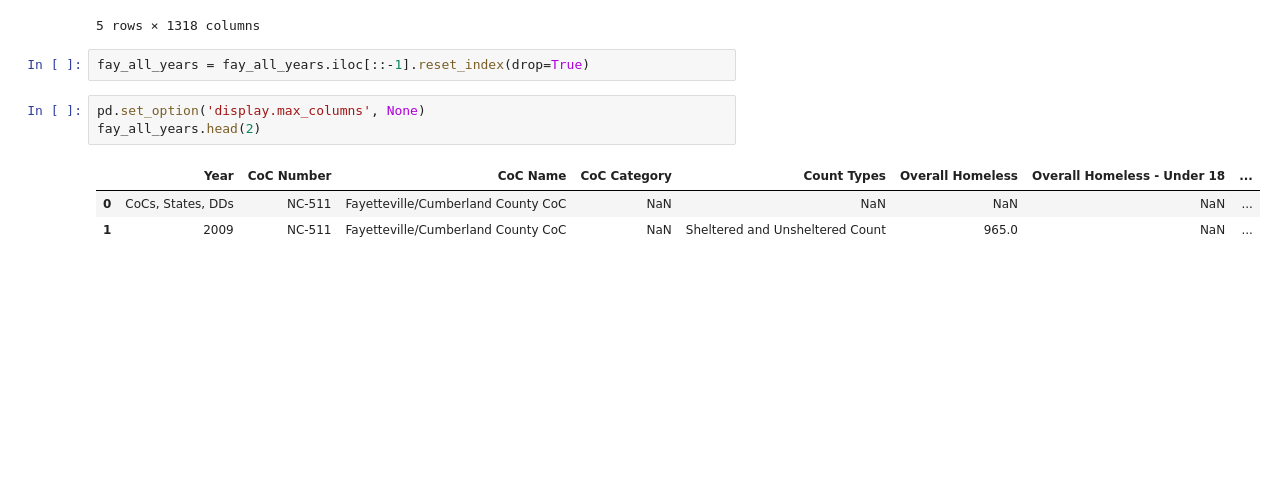
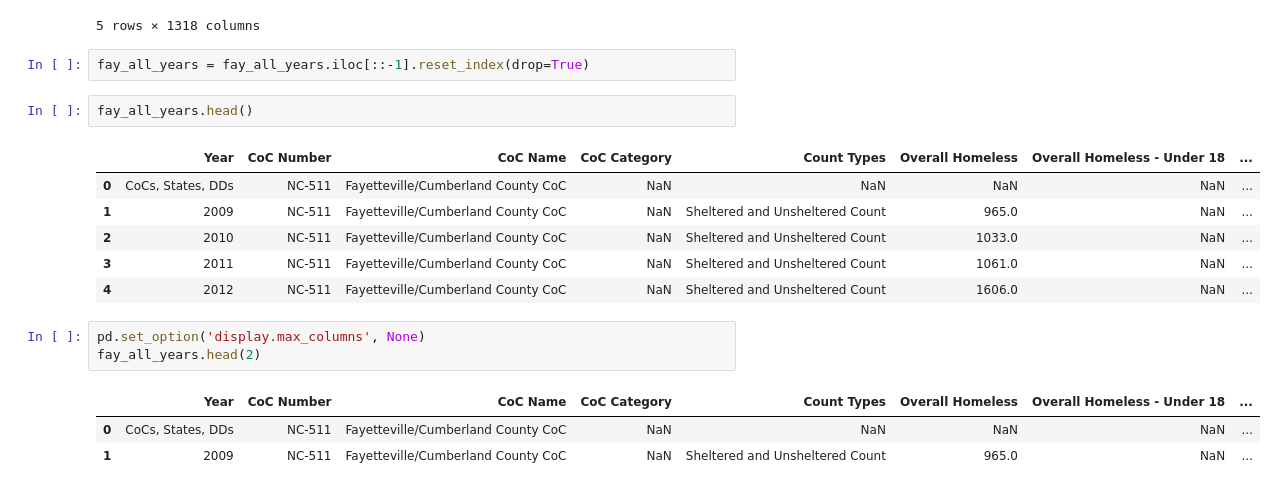
Before and after one commit to VictorAChang/cumberland_county_homeless, a Jupyter notebook: src/analysis.ipynb, the cells around one changed output. Saved outputs shown, nothing was run; the diff lists cells and outputs as text; blank space fills up the shorter version.

```diff
--- a/src/analysis.ipynb
+++ b/src/analysis.ipynb
@@ -36,6 +36,15 @@ fay_all_years.head()
 5 rows × 1318 columns
 # %%
 fay_all_years = fay_all_years.iloc[::-1].reset_index(drop=True)
+# %%
+fay_all_years.head()
+# %% [output]
+|  | Year | CoC Number | CoC Name | CoC Category | Count Types | Overall Homeless | Overall Homeless - Under 18 | ... |
+| 0 | CoCs, States, DDs | NC-511 | Fayetteville/Cumberland County CoC | NaN | NaN | NaN | NaN | ... |
+| 1 | 2009 | NC-511 | Fayetteville/Cumberland County CoC | NaN | Sheltered and Unsheltered Count | 965.0 | NaN | ... |
+| 2 | 2010 | NC-511 | Fayetteville/Cumberland County CoC | NaN | Sheltered and Unsheltered Count | 1033.0 | NaN | ... |
+| 3 | 2011 | NC-511 | Fayetteville/Cumberland County CoC | NaN | Sheltered and Unsheltered Count | 1061.0 | NaN | ... |
+| 4 | 2012 | NC-511 | Fayetteville/Cumberland County CoC | NaN | Sheltered and Unsheltered Count | 1606.0 | NaN | ... |
 # %%
 pd.set_option('display.max_columns', None)
 fay_all_years.head(2)
```
Also changed, not shown: parts of 8 cells of this notebook, 2 other files.
